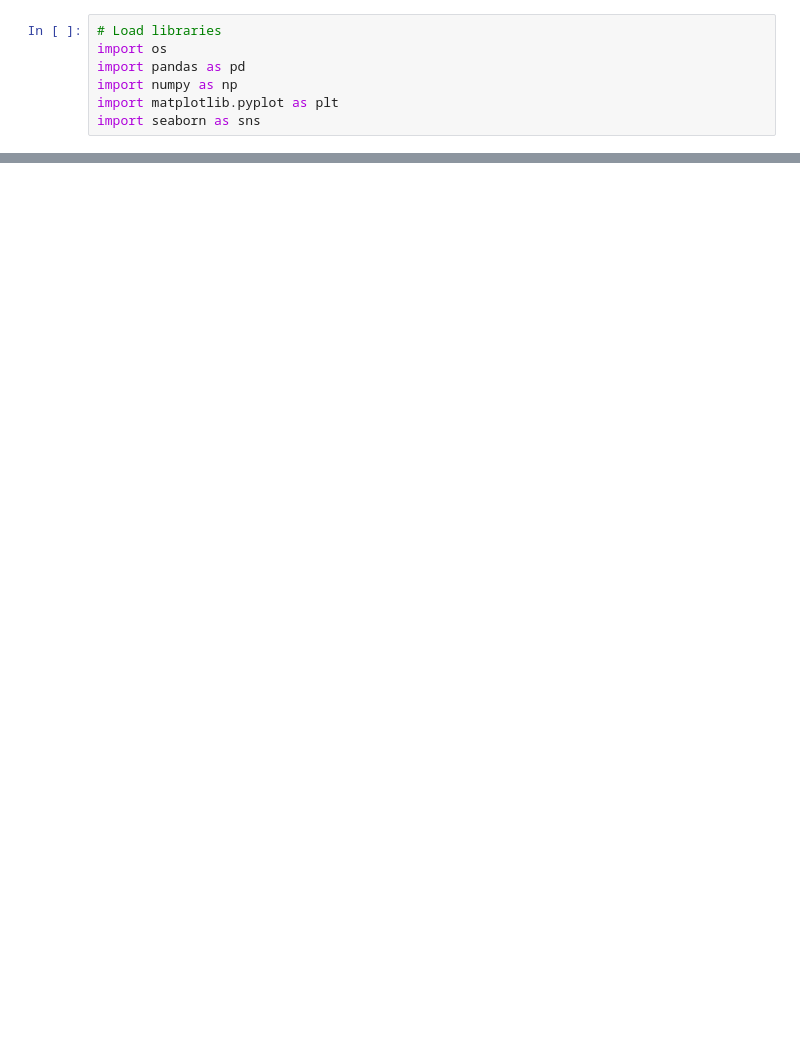
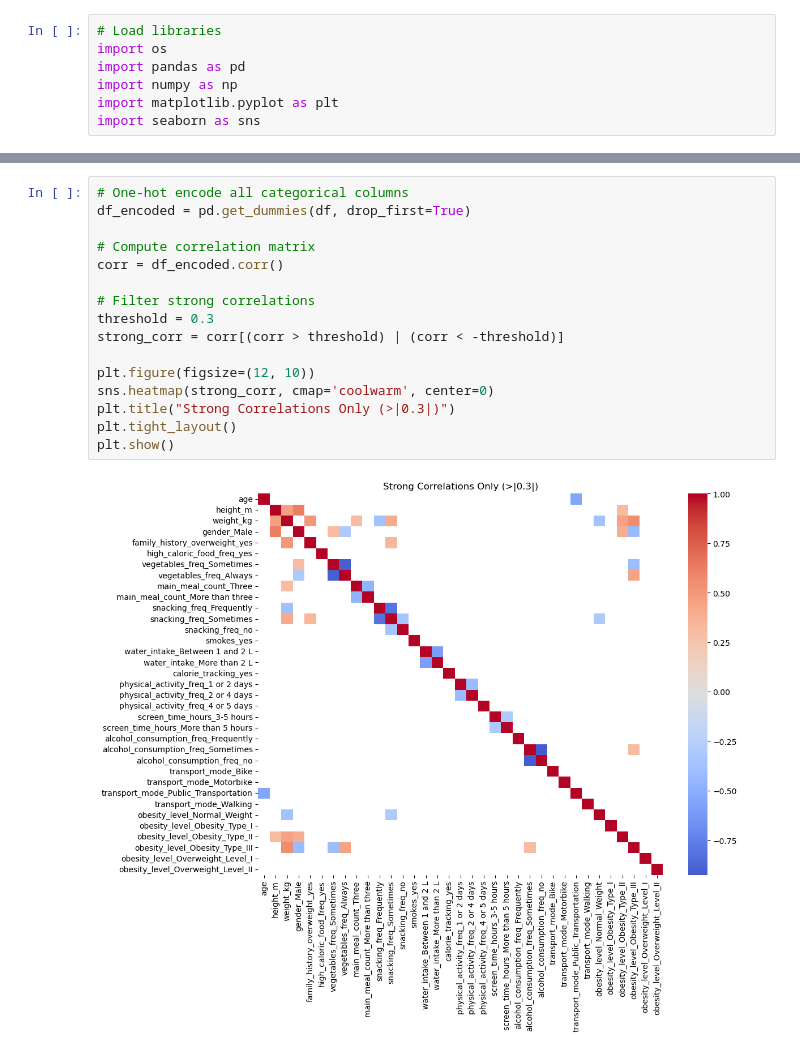
Before and after one commit to nicolasreichardt/ml-project-obesity-prediction, a Jupyter notebook: notebooks/EDA.ipynb, the cells around one changed output, grey strips where cells are left out. Cells and saved outputs as stored; diff of their text form; blank space fills up the shorter version.

```diff
--- a/notebooks/EDA.ipynb
+++ b/notebooks/EDA.ipynb
@@ -210,0 +104,18 @@ for col in categorical_cols + encoded_categorical_cols:
+# %%
+# One-hot encode all categorical columns
+df_encoded = pd.get_dummies(df, drop_first=True)
+
+# Compute correlation matrix
+corr = df_encoded.corr()
+
+# Filter strong correlations
+threshold = 0.3
+strong_corr = corr[(corr > threshold) | (corr < -threshold)]
+
+plt.figure(figsize=(12, 10))
+sns.heatmap(strong_corr, cmap='coolwarm', center=0)
+plt.title("Strong Correlations Only (>|0.3|)")
+plt.tight_layout()
+plt.show()
+# %% [output]
+[figure, added]
```
Also changed, not shown: parts of 12 cells of this notebook, 4 other files.
